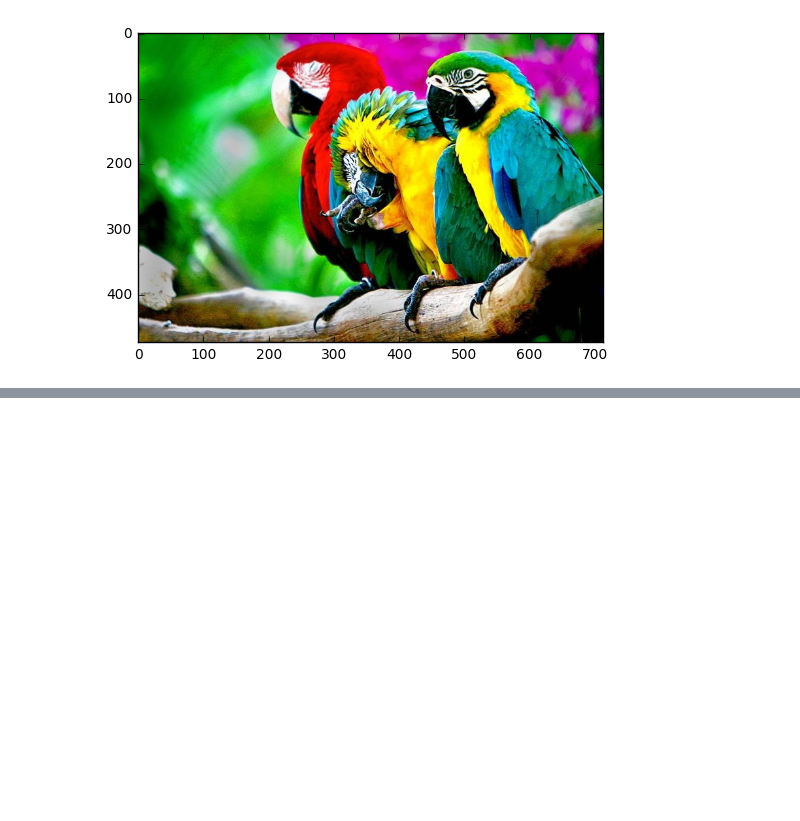
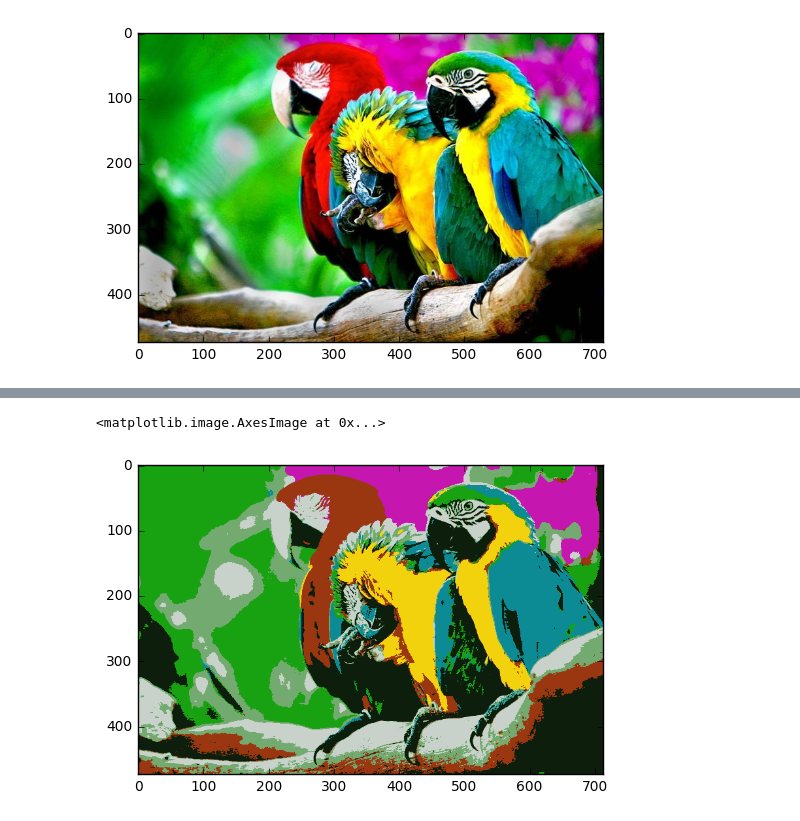
Before and after one commit to JustM57/ml_examples, a Jupyter notebook: PycharmProjects/Coursera/Parrot.ipynb, the cells around one changed output, grey strips where cells are left out. Saved outputs shown, nothing was run; the diff lists cells and outputs as text; code cells hidden in the pictures; blank space fills up the shorter version.

```diff
--- a/PycharmProjects/Coursera/Parrot.ipynb
+++ b/PycharmProjects/Coursera/Parrot.ipynb
@@ -33,0 +43,5 @@ array([2, 4, 1, ..., 2, 0, 7], dtype=int32)
+# %%
+def
+# %% [output]
+<matplotlib.image.AxesImage at 0x...>
+[figure, added]
```
Also changed, not shown: parts of 4 cells of this notebook.
